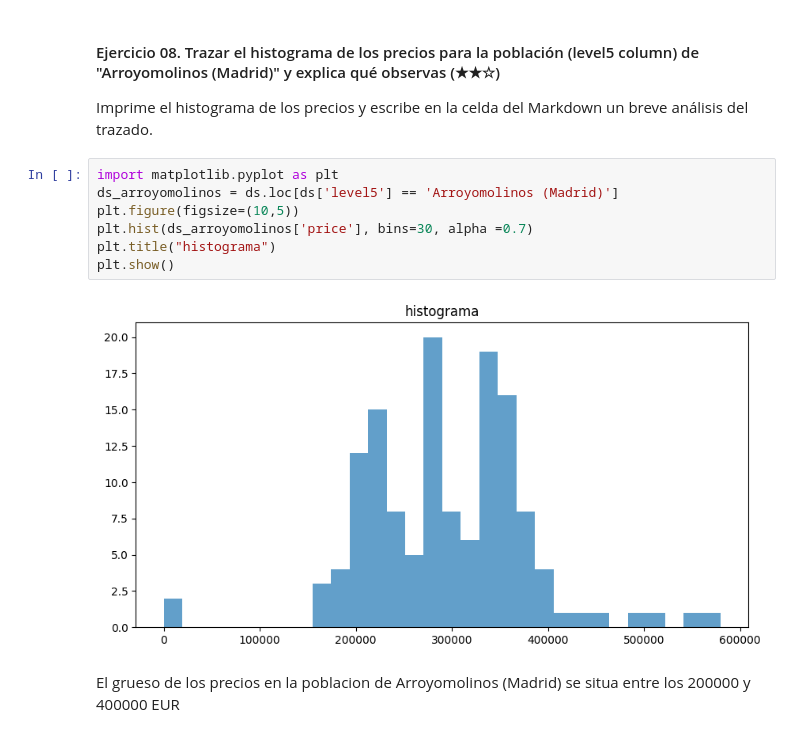
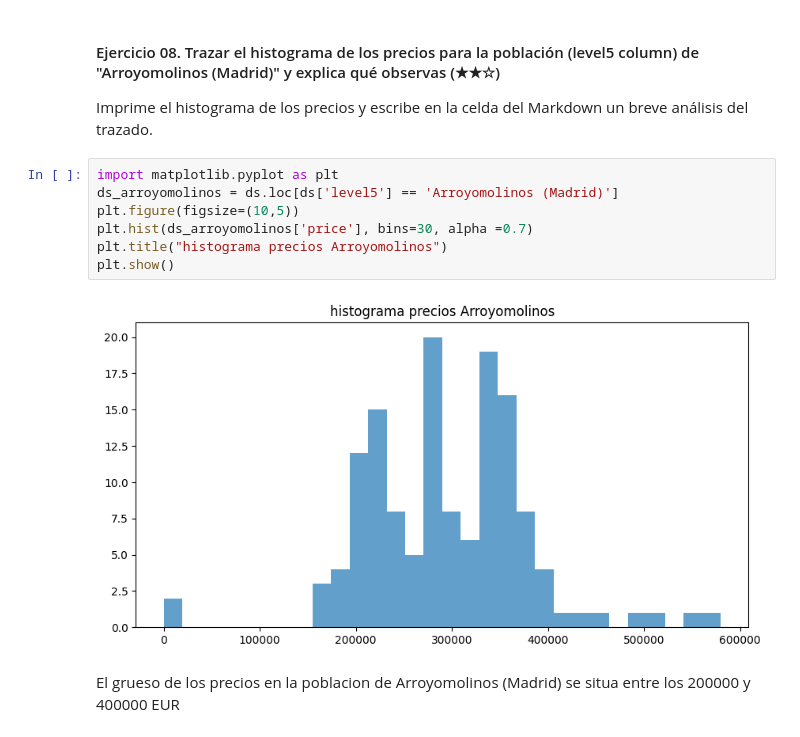
Before and after one commit to 4GeeksAcademy/Loic-realestate-datacleanup-exercise, a Jupyter notebook: project.es.ipynb, the cells around one changed output. Cells and saved outputs as stored; diff of their text form.

```diff
--- a/project.es.ipynb
+++ b/project.es.ipynb
@@ -138,12 +138,12 @@ Imprime el histograma de los precios y escribe en la celda del Markdown un breve
 # %%
 import matplotlib.pyplot as plt
 ds_arroyomolinos = ds.loc[ds['level5'] == 'Arroyomolinos (Madrid)']
 plt.figure(figsize=(10,5))
 plt.hist(ds_arroyomolinos['price'], bins=30, alpha =0.7)
-plt.title("histograma")
+plt.title("histograma precios Arroyomolinos")
 plt.show()
 # %% [output]
-[figure, old version]
+[figure, new version]
 # %% [markdown]
 El grueso de los precios en la poblacion de Arroyomolinos (Madrid) se situa entre los 200000 y 400000 EUR
 # %% [markdown]
```
Also changed, not shown: parts of 6 cells of this notebook.
